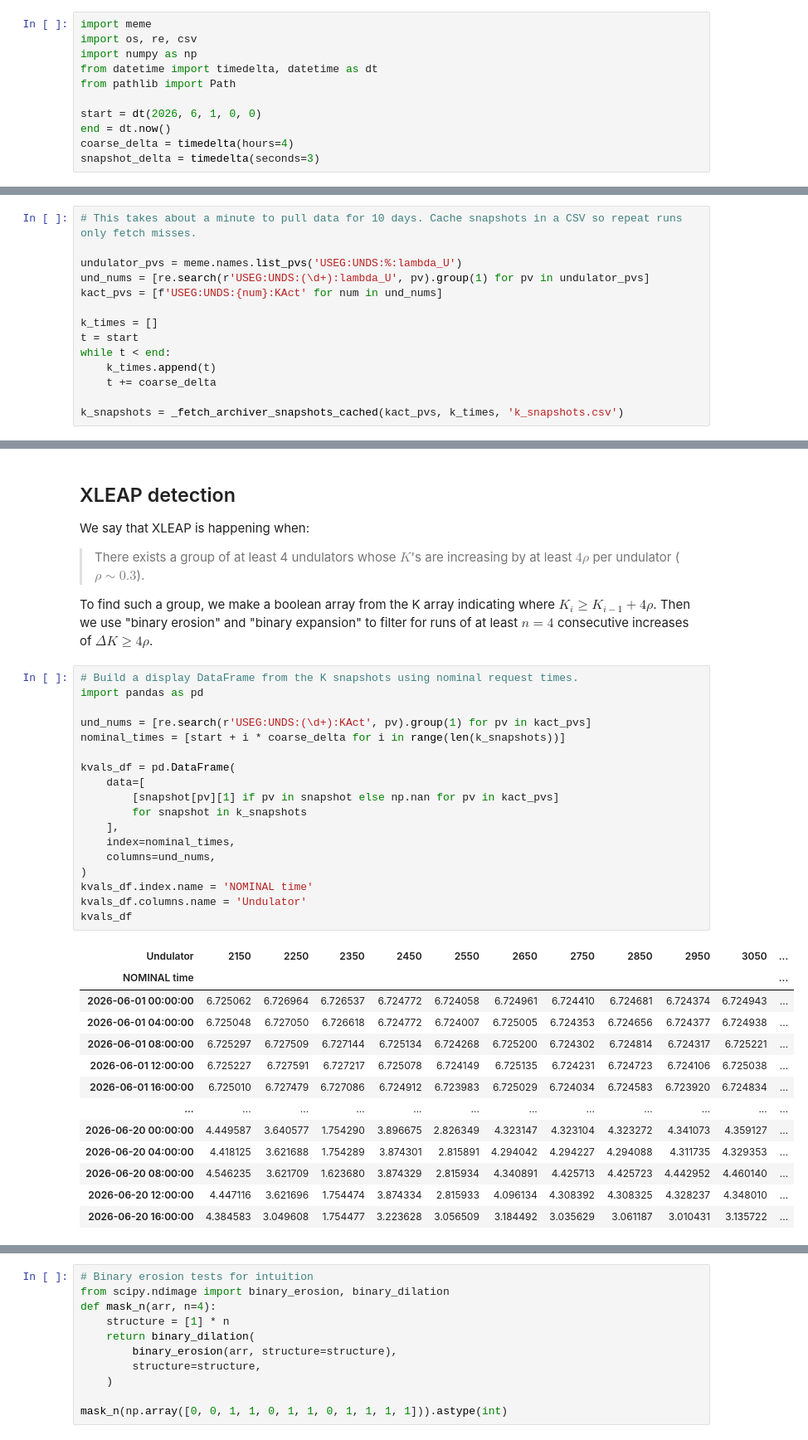
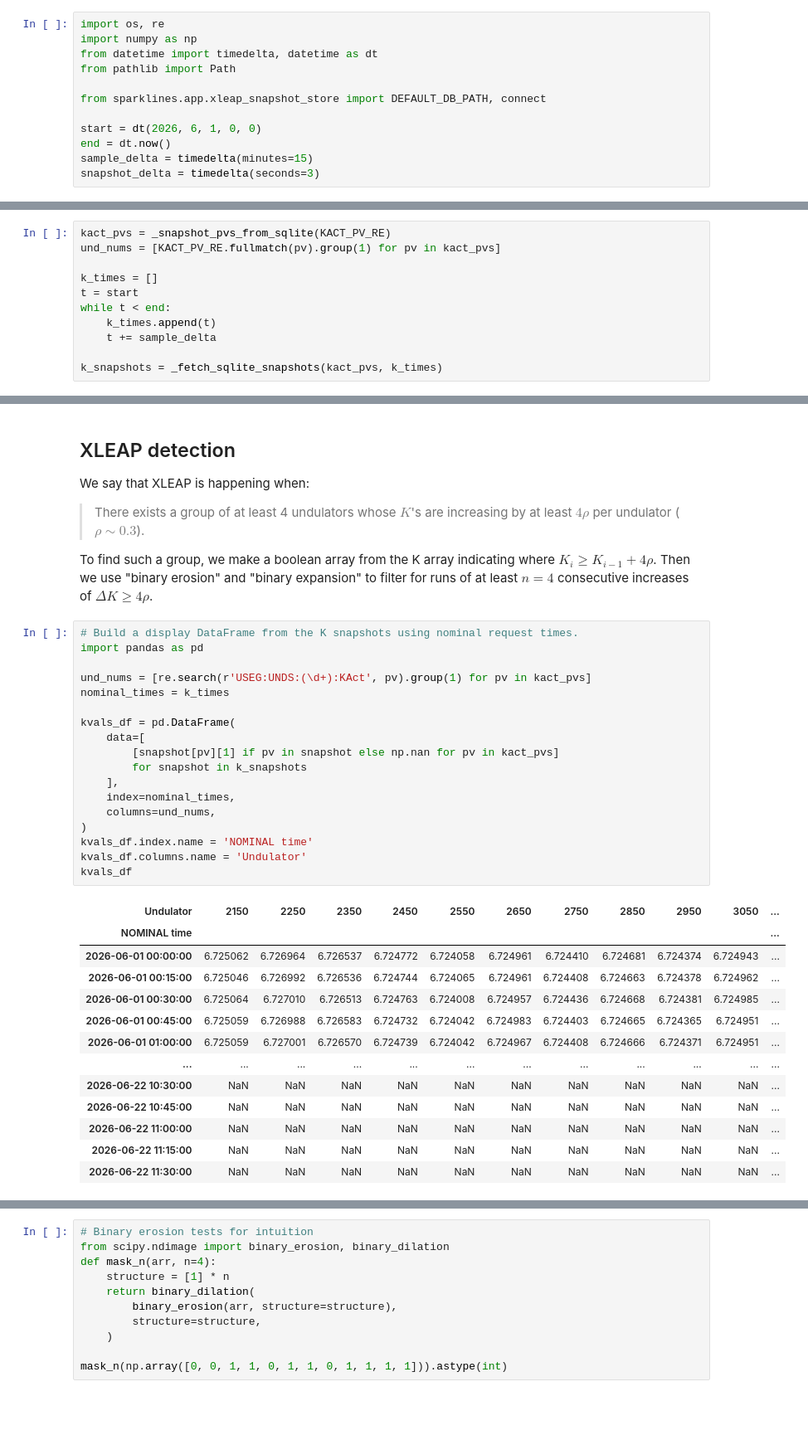
Before and after one commit to aaronzr/xleap, a Jupyter notebook: XLEAP_Detector.ipynb, the cells around one changed output, grey strips where cells are left out. Shown at 83% size. Cells and saved outputs as stored; diff of their text form; blank space fills up the shorter version.

```diff
--- a/XLEAP_Detector.ipynb
+++ b/XLEAP_Detector.ipynb
@@ -85,15 +85,16 @@ We are interested in three things:
 
     c) dividing by the total slippage in a single undulator in units of time: $\Delta s = N_u \lambda_r/c$
 # %%
-import meme
-import os, re, csv
+import os, re
 import numpy as np
 from datetime import timedelta, datetime as dt
 from pathlib import Path
 
+from sparklines.app.xleap_snapshot_store import DEFAULT_DB_PATH, connect
+
 start = dt(2026, 6, 1, 0, 0)
 end = dt.now()
-coarse_delta = timedelta(hours=4)
+sample_delta = timedelta(minutes=15)
 snapshot_delta = timedelta(seconds=3)
 # %% [markdown]
 ## Data collection
@@ -240,16 +241,13 @@ gamma_snapshots
 # %% [markdown]
 ### $K$
 # %%
-# This takes about a minute to pull data for 10 days. Cache snapshots in a CSV so repeat runs only fetch misses.
-
-undulator_pvs = meme.names.list_pvs('USEG:UNDS:%:lambda_U')
-und_nums = [re.search(r'USEG:UNDS:(\d+):lambda_U', pv).group(1) for pv in undulator_pvs]
-kact_pvs = [f'USEG:UNDS:{num}:KAct' for num in und_nums]
+kact_pvs = _snapshot_pvs_from_sqlite(KACT_PV_RE)
+und_nums = [KACT_PV_RE.fullmatch(pv).group(1) for pv in kact_pvs]
 
 k_times = []
 t = start
 while t < end:
     k_times.append(t)
-    t += coarse_delta
+    t += sample_delta
 
-k_snapshots = _fetch_archiver_snapshots_cached(kact_pvs, k_times, 'k_snapshots.csv')
+k_snapshots = _fetch_sqlite_snapshots(kact_pvs, k_times)
@@ -284,32 +280,32 @@ To find such a group, we make a boolean array from the K array indicating where
 # %%
 # Build a display DataFrame from the K snapshots using nominal request times.
 import pandas as pd
 
 und_nums = [re.search(r'USEG:UNDS:(\d+):KAct', pv).group(1) for pv in kact_pvs]
-nominal_times = [start + i * coarse_delta for i in range(len(k_snapshots))]
+nominal_times = k_times
 
 kvals_df = pd.DataFrame(
     data=[
         [snapshot[pv][1] if pv in snapshot else np.nan for pv in kact_pvs]
         for snapshot in k_snapshots
     ],
     index=nominal_times,
     columns=und_nums,
 )
 kvals_df.index.name = 'NOMINAL time'
 kvals_df.columns.name = 'Undulator'
 kvals_df
 # %% [output]
 | Undulator | 2150 | 2250 | 2350 | 2450 | 2550 | 2650 | 2750 | 2850 | 2950 | 3050 | ... |
 | NOMINAL time |  |  |  |  |  |  |  |  |  |  | ... |
 | 2026-06-01 00:00:00 | 6.725062 | 6.726964 | 6.726537 | 6.724772 | 6.724058 | 6.724961 | 6.724410 | 6.724681 | 6.724374 | 6.724943 | ... |
-| 2026-06-01 04:00:00 | 6.725048 | 6.727050 | 6.726618 | 6.724772 | 6.724007 | 6.725005 | 6.724353 | 6.724656 | 6.724377 | 6.724938 | ... |
-| 2026-06-01 08:00:00 | 6.725297 | 6.727509 | 6.727144 | 6.725134 | 6.724268 | 6.725200 | 6.724302 | 6.724814 | 6.724317 | 6.725221 | ... |
-| 2026-06-01 12:00:00 | 6.725227 | 6.727591 | 6.727217 | 6.725078 | 6.724149 | 6.725135 | 6.724231 | 6.724723 | 6.724106 | 6.725038 | ... |
-| 2026-06-01 16:00:00 | 6.725010 | 6.727479 | 6.727086 | 6.724912 | 6.723983 | 6.725029 | 6.724034 | 6.724583 | 6.723920 | 6.724834 | ... |
+| 2026-06-01 00:15:00 | 6.725046 | 6.726992 | 6.726536 | 6.724744 | 6.724065 | 6.724961 | 6.724408 | 6.724663 | 6.724378 | 6.724962 | ... |
+| 2026-06-01 00:30:00 | 6.725064 | 6.727010 | 6.726513 | 6.724763 | 6.724008 | 6.724957 | 6.724436 | 6.724668 | 6.724381 | 6.724985 | ... |
+| 2026-06-01 00:45:00 | 6.725059 | 6.726988 | 6.726583 | 6.724732 | 6.724042 | 6.724983 | 6.724403 | 6.724665 | 6.724365 | 6.724951 | ... |
+| 2026-06-01 01:00:00 | 6.725059 | 6.727001 | 6.726570 | 6.724739 | 6.724042 | 6.724967 | 6.724408 | 6.724666 | 6.724371 | 6.724951 | ... |
 | ... | ... | ... | ... | ... | ... | ... | ... | ... | ... | ... | ... |
-| 2026-06-20 00:00:00 | 4.449587 | 3.640577 | 1.754290 | 3.896675 | 2.826349 | 4.323147 | 4.323104 | 4.323272 | 4.341073 | 4.359127 | ... |
-| 2026-06-20 04:00:00 | 4.418125 | 3.621688 | 1.754289 | 3.874301 | 2.815891 | 4.294042 | 4.294227 | 4.294088 | 4.311735 | 4.329353 | ... |
-| 2026-06-20 08:00:00 | 4.546235 | 3.621709 | 1.623680 | 3.874329 | 2.815934 | 4.340891 | 4.425713 | 4.425723 | 4.442952 | 4.460140 | ... |
-| 2026-06-20 12:00:00 | 4.447116 | 3.621696 | 1.754474 | 3.874334 | 2.815933 | 4.096134 | 4.308392 | 4.308325 | 4.328237 | 4.348010 | ... |
-| 2026-06-20 16:00:00 | 4.384583 | 3.049608 | 1.754477 | 3.223628 | 3.056509 | 3.184492 | 3.035629 | 3.061187 | 3.010431 | 3.135722 | ... |
+| 2026-06-22 10:30:00 | NaN | NaN | NaN | NaN | NaN | NaN | NaN | NaN | NaN | NaN | ... |
+| 2026-06-22 10:45:00 | NaN | NaN | NaN | NaN | NaN | NaN | NaN | NaN | NaN | NaN | ... |
+| 2026-06-22 11:00:00 | NaN | NaN | NaN | NaN | NaN | NaN | NaN | NaN | NaN | NaN | ... |
+| 2026-06-22 11:15:00 | NaN | NaN | NaN | NaN | NaN | NaN | NaN | NaN | NaN | NaN | ... |
+| 2026-06-22 11:30:00 | NaN | NaN | NaN | NaN | NaN | NaN | NaN | NaN | NaN | NaN | ... |
```
Also changed, not shown: parts of 18 cells of this notebook, 6 other files.
